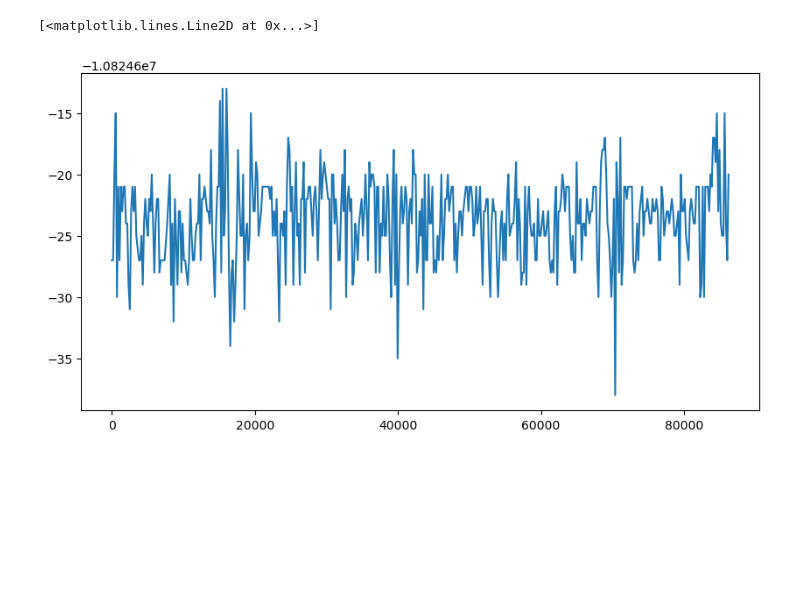
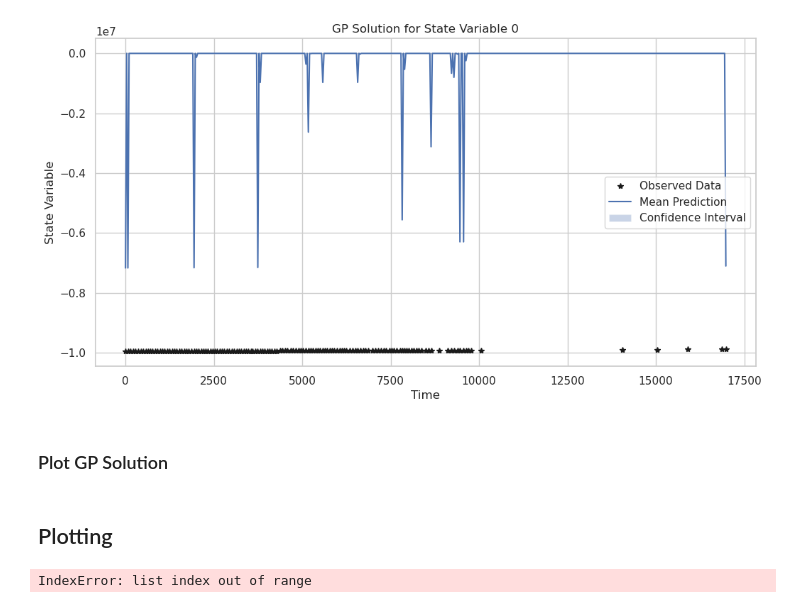
Before and after one commit to Astronauty/raytheon-ais-analysis, a Jupyter notebook: test.ipynb, the cells around one changed output. Saved outputs shown, nothing was run; the diff lists cells and outputs as text; code cells hidden in the pictures; blank space fills up the shorter version.

```diff
--- a/test.ipynb
+++ b/test.ipynb
@@ -28,0 +90,35 @@ Removed 5167987 out of 7296275 rows due to invalid COG, SOG, LAT, or Heading val
+# %%
+# Set the model and likelihood to evaluation mode
+model.eval()
+likelihood.eval()
+
+# Generate test inputs (e.g., evenly spaced time points)
+test_times = torch.linspace(times.min(), times.max(), 500).unsqueeze(1).to(device)
+
+# Make predictions
+with torch.no_grad(), gpytorch.settings.fast_pred_var():
+    predictions = likelihood(model(test_times))
+    mean = predictions.mean
+    lower, upper = predictions.confidence_region()
+
+# Plot the results
+plt.figure(figsize=(12, 6))
+plt.plot(times.cpu(), state_trajectory[:, 0].cpu(), 'k*', label='Observed Data')
+plt.plot(test_times.cpu(), mean[:, 0].cpu(), 'b', label='Mean Prediction')
+plt.fill_between(
+    test_times.cpu().squeeze(),
+    lower[:, 0].cpu(),
+    upper[:, 0].cpu(),
+    alpha=0.3,
+    label='Confidence Interval'
+)
+plt.xlabel('Time')
+plt.ylabel('State Variable')
+plt.title('GP Solution for State Variable 0')
+plt.legend()
+plt.grid(True)
+plt.show()
+# %% [output]
+[figure, added]
+# %% [markdown]
+### Plot GP Solution
@@ -29,12 +130,12 @@ Removed 5167987 out of 7296275 rows due to invalid COG, SOG, LAT, or Heading val
+# %% [markdown]
+## Plotting
 # %%
-times, state_trajectory = gp_regression_dataset[1]
+mmsi, times, state_trajectory = gp_regression_dataset[1]
 
-import matplotlib.pyplot as plt
-import numpy as np
+display(times.shape, state_trajectory.shape)
+from plotting_utils import *
 
-plt.figure(figsize=(10, 5))
-plt.plot(times, state_trajectory[:, 0], label='x')
-# plt.plot(times, state_trajectory[:, 1], label='y')
+plot_single_ship_state_trajectory(0, times, state_trajectory)
+plot_single_ship_path(0, times, state_trajectory)
 # %% [output]
-[<matplotlib.lines.Line2D at 0x...>]
+IndexError: list index out of range
-[figure, removed]
```
Also changed, not shown: parts of 7 cells of this notebook, 1 other file.
